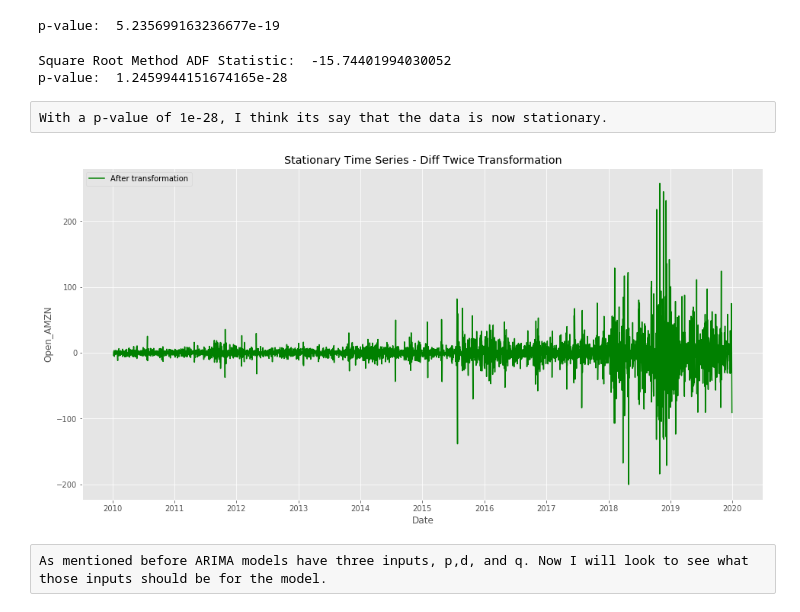
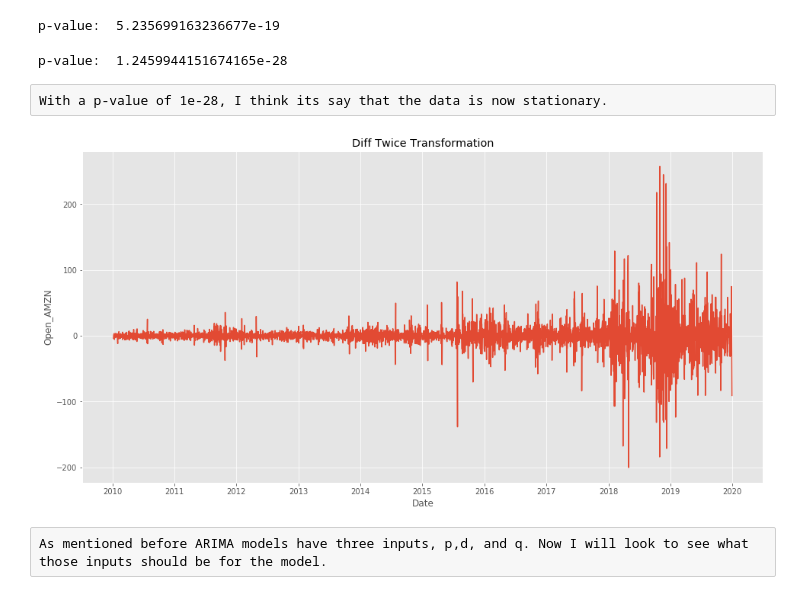
Before and after one commit to seguln36/Capstone-3, a Jupyter notebook: Modeling.ipynb, the cells around one changed output. Cells and saved outputs as stored; diff of their text form; code cells hidden in the pictures.

```diff
--- a/Modeling.ipynb
+++ b/Modeling.ipynb
@@ -606,20 +678,18 @@ p-value:  5.235699163236677e-19
 # %%
 data_diffdiff = data.diff().diff().dropna()
 sqrt_adfuller_result = adfuller(data_diffdiff['Open_AMZN'])
-print('Square Root Method ADF Statistic: ', sqrt_adfuller_result[0])
 print('p-value: ', sqrt_adfuller_result[1])
 # %% [output]
-Square Root Method ADF Statistic:  -15.74401994030052
 p-value:  1.2459944151674165e-28
 # %% [raw]
 With a p-value of 1e-28, I think its say that the data is now stationary.
 # %%
 import seaborn as sns
 plt.figure(figsize=(16,8))
-sns.lineplot(x=data_diffdiff.index, y='Open_AMZN', data=data_diffdiff, label='After transformation', color='green').set_title('Stationary Time Series - Diff Twice Transformation')
+sns.lineplot(x=data_diffdiff.index, y='Open_AMZN', data=data_diffdiff).set_title('Diff Twice Transformation')
 plt.show()
 # %% [output]
-[figure, old version]
+[figure, new version]
 # %% [raw]
 As mentioned before ARIMA models have three inputs, p,d, and q. Now I will look to see what those inputs should be for the model.
 # %%
```
Also changed, not shown: parts of 20 cells of this notebook.
